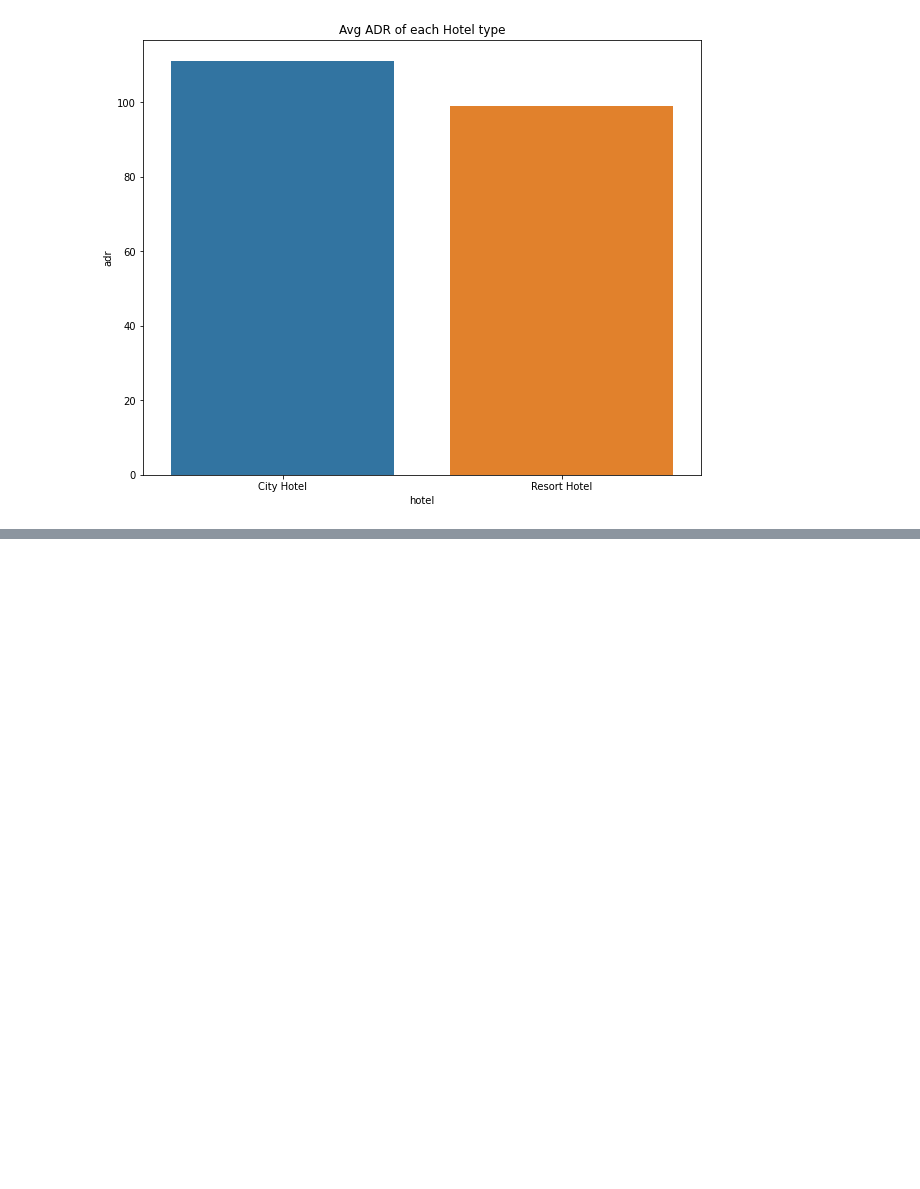
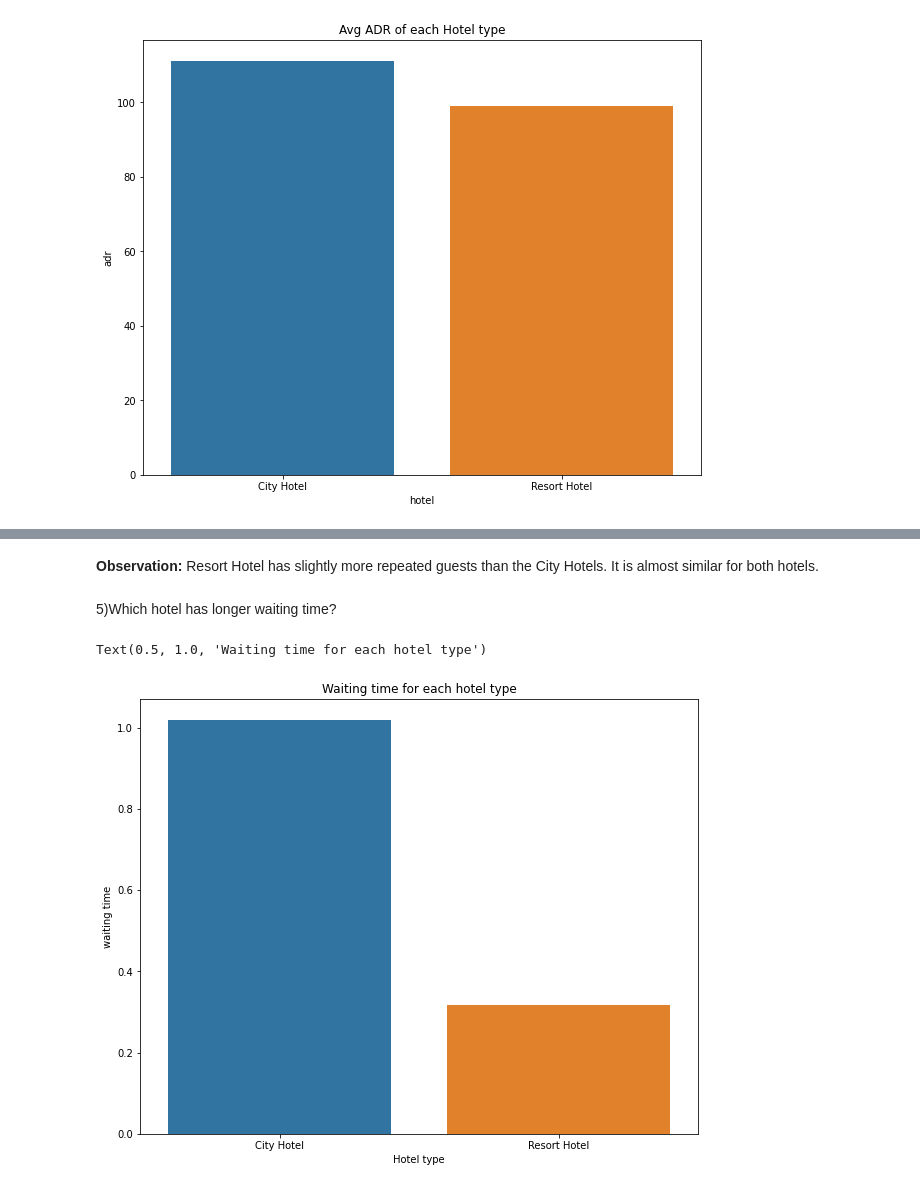
Before and after one commit to nikhilumare/hotel-booking-analysis, a Jupyter notebook: EDA_of_Hotel_Booking_Analysis_Nikhil_Umare.ipynb, the cells around one changed output, grey strips where cells are left out. Drawn from its saved outputs; the diff is of its cells as text; code cells hidden in the pictures; blank space fills up the shorter version.

```diff
--- a/EDA_of_Hotel_Booking_Analysis_Nikhil_Umare.ipynb
+++ b/EDA_of_Hotel_Booking_Analysis_Nikhil_Umare.ipynb
@@ -681,0 +714,23 @@ sns.barplot(x=highest_adr['hotel'],y=highest_adr['adr'])
+# %% [markdown]
+**Observation:**
+Resort Hotel has slightly more repeated guests than the City Hotels. It is almost similar for both hotels.
+# %% [markdown]
+5)Which hotel has longer waiting time?
+# %%
+#grouping by hotel and taking mean of days in waiting list
+waiting_time_df=hotel_df.groupby('hotel')['days_in_waiting_list'].mean().reset_index()
+# waiting_time_df
+
+#set the plot size
+plt.figure(figsize=(10,8))
+
+# plot barchart
+sns.barplot(x=waiting_time_df['hotel'],y=waiting_time_df['days_in_waiting_list'])
+
+#set labels
+plt.xlabel('Hotel type')
+plt.ylabel('waiting time')
+plt.title("Waiting time for each hotel type")
+# %% [output]
+Text(0.5, 1.0, 'Waiting time for each hotel type')
+[figure, added]
```
Also changed, not shown: parts of 21 cells of this notebook.
